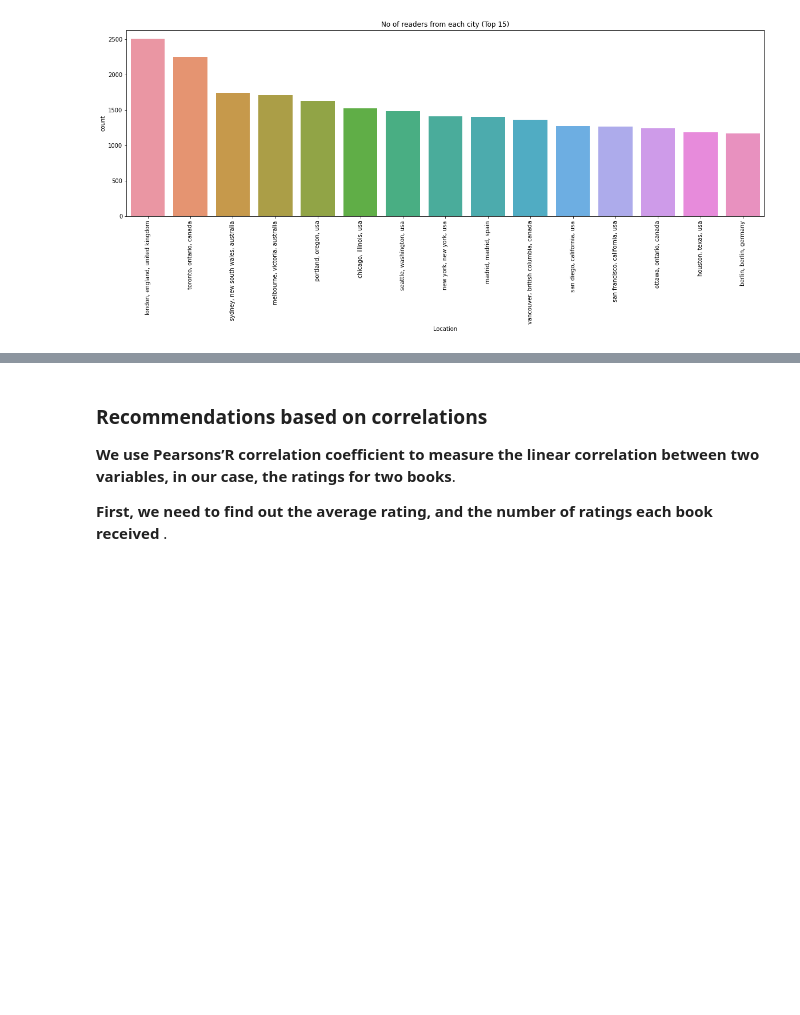
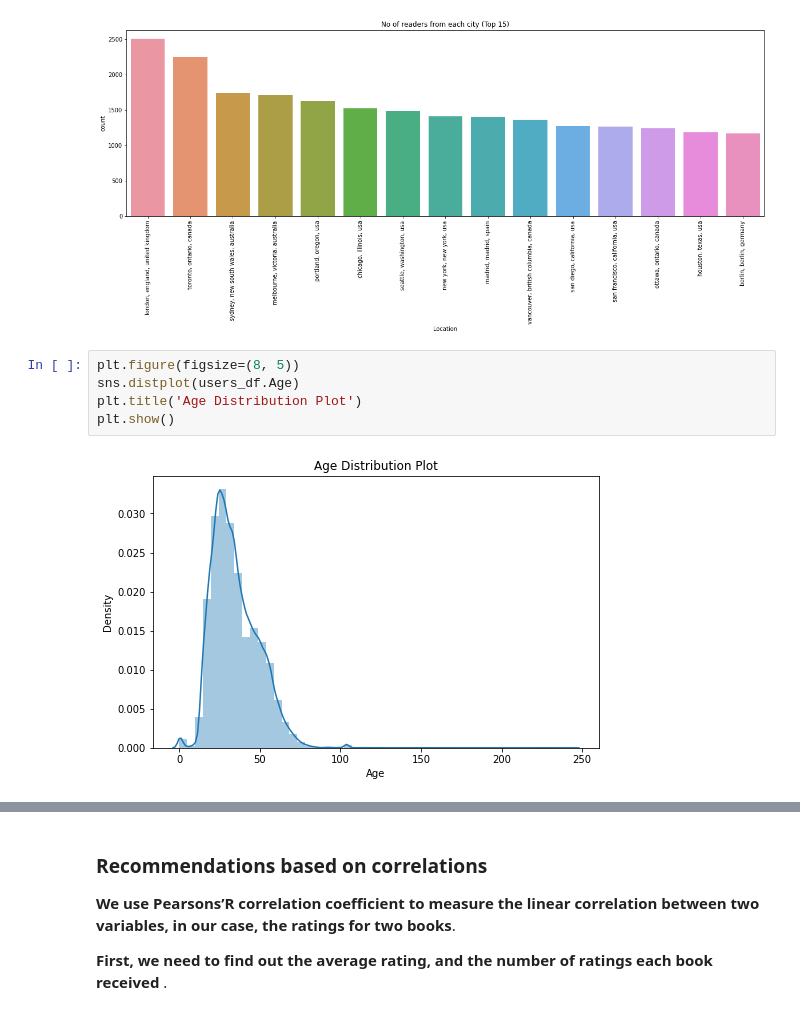
Before and after one commit to Aaryant31/Book-Recommendation-System, a Jupyter notebook: Rahul_Kumar_Soni_Book_Recommendation_System.ipynb, the cells around one changed output, grey strips where cells are left out. Drawn from its saved outputs; the diff is of its cells as text; blank space fills up the shorter version.

```diff
--- a/Rahul_Kumar_Soni_Book_Recommendation_System.ipynb
+++ b/Rahul_Kumar_Soni_Book_Recommendation_System.ipynb
@@ -355,3 +350,10 @@ plt.xticks(rotation=90)
 (array([ 0,  1,  2,  3,  4,  5,  6,  7,  8,  9, 10, 11, 12, 13, 14]),
  <a list of 15 Text major ticklabel objects>)
 [figure]
+# %%
+plt.figure(figsize=(8, 5))
+sns.distplot(users_df.Age)
+plt.title('Age Distribution Plot')
+plt.show()
+# %% [output]
+[figure, added]
```
Also changed, not shown: parts of 9 cells of this notebook.
